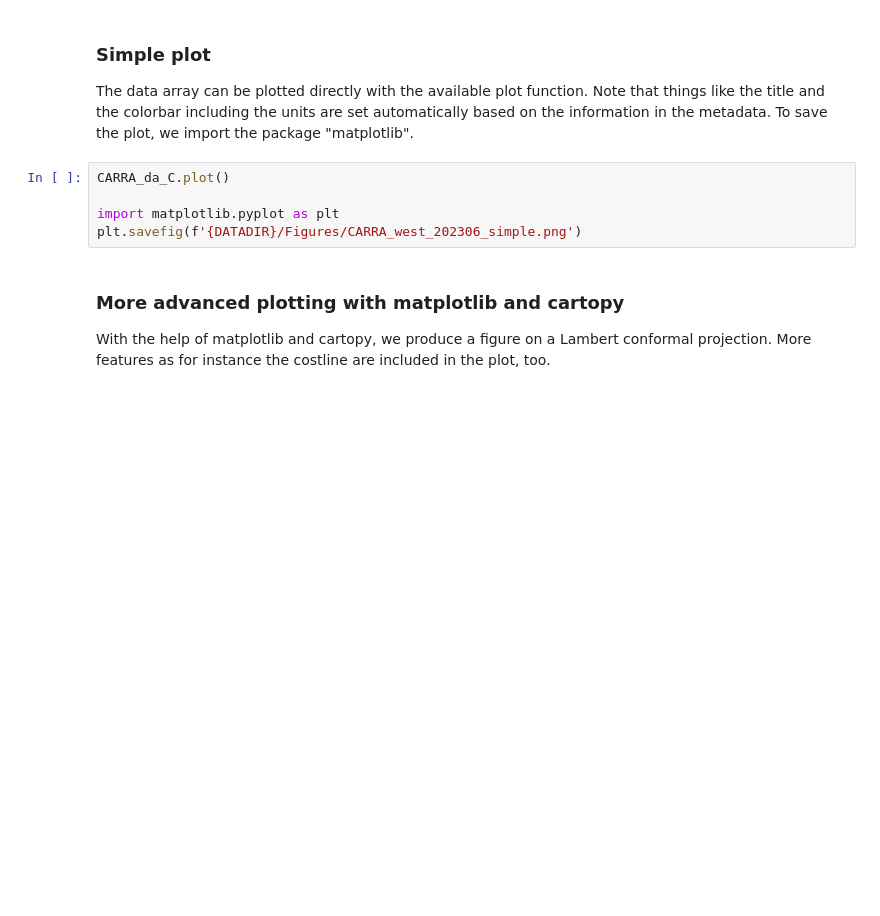
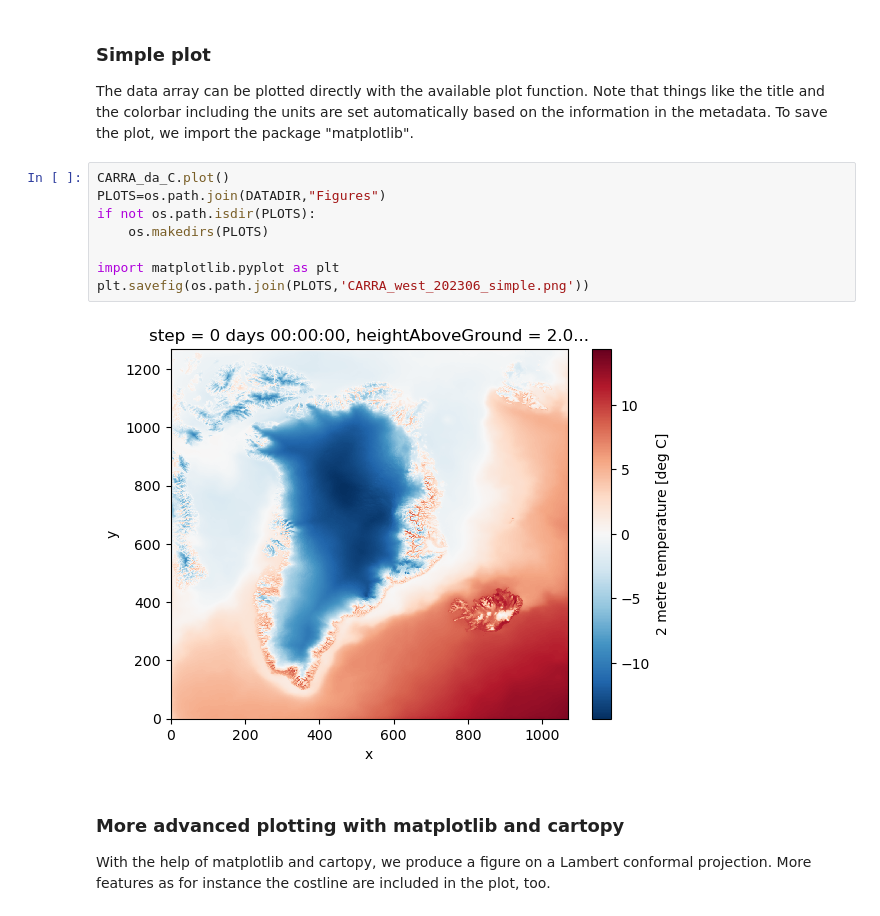
Before and after one commit to carlos9917/carra-training-c3s, a Jupyter notebook: CARRA_T2m_mean.ipynb, the cells around one changed output. Saved outputs shown, nothing was run; the diff lists cells and outputs as text; blank space fills up the shorter version.

Commit message:
updated T2m scripts with the plots and corrected some mistakes in the local paths

```diff
--- a/CARRA_T2m_mean.ipynb
+++ b/CARRA_T2m_mean.ipynb
@@ -51,9 +54,14 @@ Note that things like the title and the colorbar including the units are set aut
 To save the plot, we import the package "matplotlib".
 # %%
 CARRA_da_C.plot()
+PLOTS=os.path.join(DATADIR,"Figures")
+if not os.path.isdir(PLOTS):
+    os.makedirs(PLOTS)
 
 import matplotlib.pyplot as plt
-plt.savefig(f'{DATADIR}/Figures/CARRA_west_202306_simple.png')
+plt.savefig(os.path.join(PLOTS,'CARRA_west_202306_simple.png'))
+# %% [output]
+[figure, added]
 # %% [markdown]
 ### More advanced plotting with matplotlib and cartopy
 With the help of matplotlib and cartopy, we produce a figure on a Lambert conformal projection. More features as for instance the costline are included in the plot, too.
```
Also changed, not shown: parts of 3 cells of this notebook, 1 other file.
